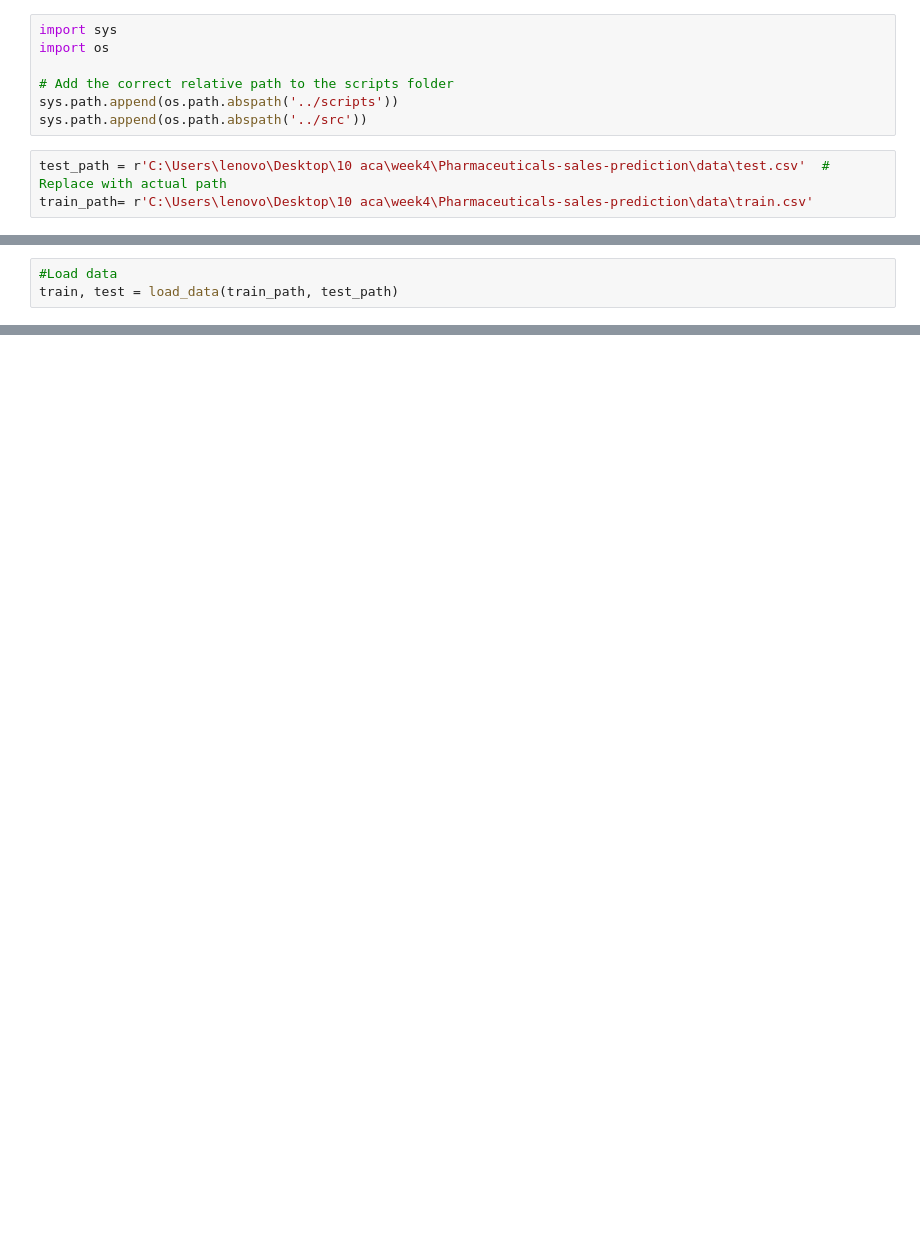
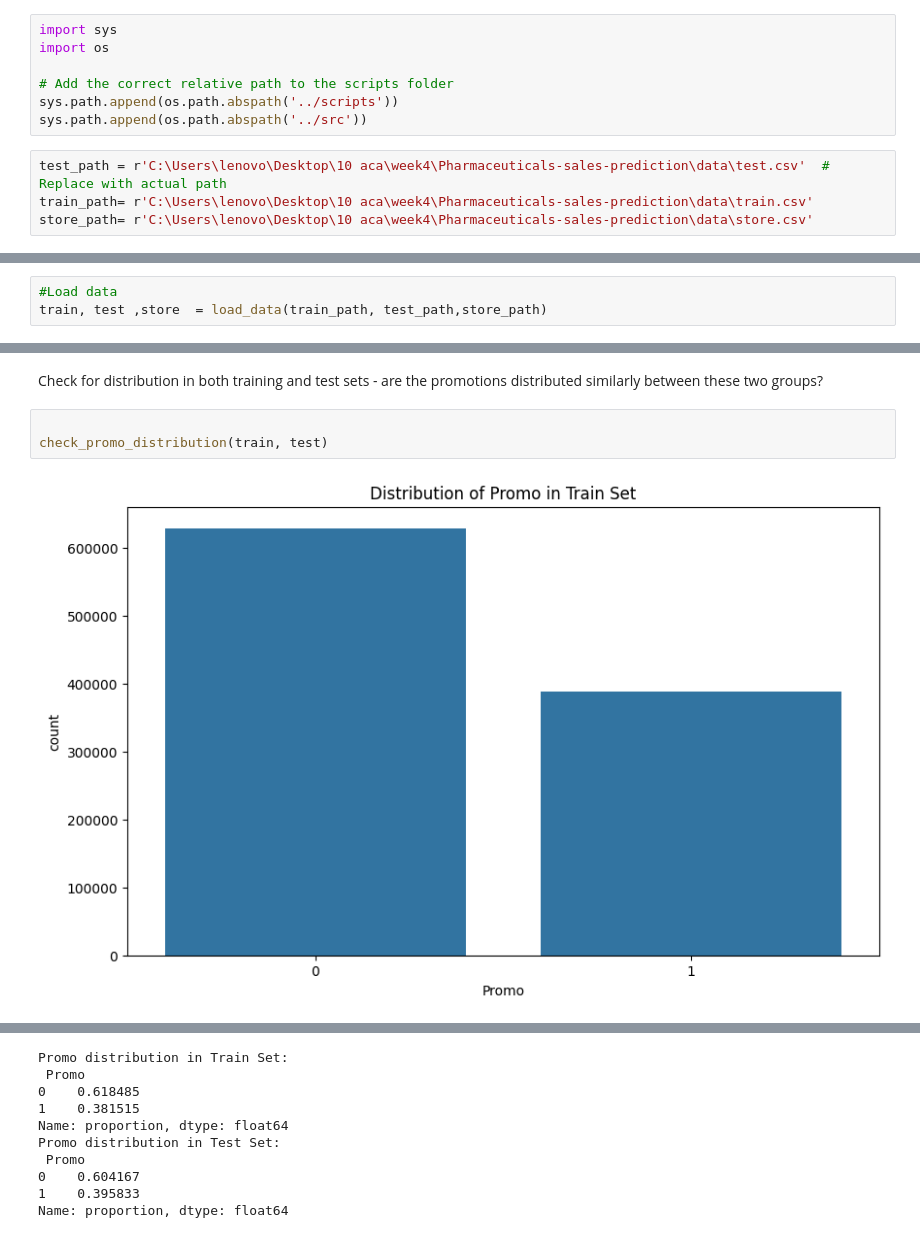
Before and after one commit to bef898/Pharmaceuticals-sales-prediction, a Jupyter notebook: notebooks/Eda.ipynb, the cells around one changed output, grey strips where cells are left out. Cells and saved outputs as stored; diff of their text form; blank space fills up the shorter version.

```diff
--- a/notebooks/Eda.ipynb
+++ b/notebooks/Eda.ipynb
@@ -8,4 +8,5 @@ sys.path.append(os.path.abspath('../src'))
 # %%
 test_path = r'C:\Users\lenovo\Desktop\10 aca\week4\Pharmaceuticals-sales-prediction\data\test.csv'  # Replace with actual path
 train_path= r'C:\Users\lenovo\Desktop\10 aca\week4\Pharmaceuticals-sales-prediction\data\train.csv'
+store_path= r'C:\Users\lenovo\Desktop\10 aca\week4\Pharmaceuticals-sales-prediction\data\store.csv'
 # %%
@@ -13,6 +14,6 @@ from function import load_data,inspect_data,check_promo_distribution,check_holid
 # %%
 #Load data
-train, test = load_data(train_path, test_path)
+train, test ,store  = load_data(train_path, test_path,store_path)
 # %%
 inspect_data(train)
 # %% [output]
@@ -35,0 +55,7 @@ max    1.000000e+00   1.000000e+00
+# %% [markdown]
+Check for distribution in both training and test sets - are the promotions distributed similarly between these two groups?
+# %%
+
+check_promo_distribution(train, test)
+# %% [output]
+[figure, added]
@@ -35,0 +63,10 @@ max    1.000000e+00   1.000000e+00
+Promo distribution in Train Set:
+ Promo
+0    0.618485
+1    0.381515
+Name: proportion, dtype: float64
+Promo distribution in Test Set:
+ Promo
+0    0.604167
+1    0.395833
+Name: proportion, dtype: float64
```
Also changed, not shown: parts of 18 cells of this notebook, 2 other files.
